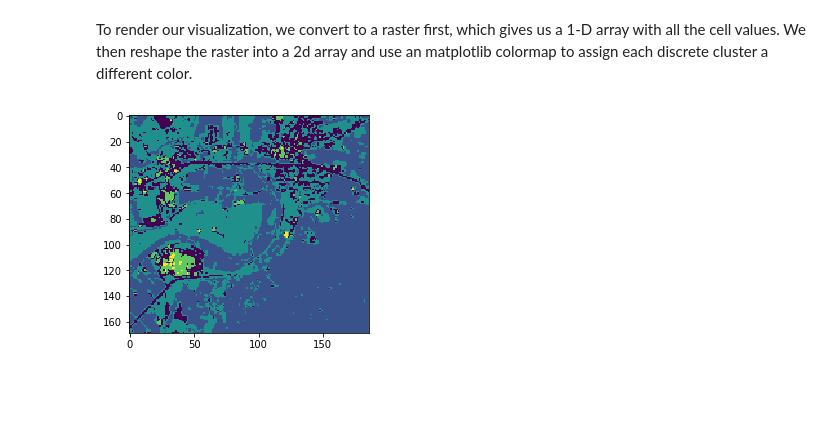
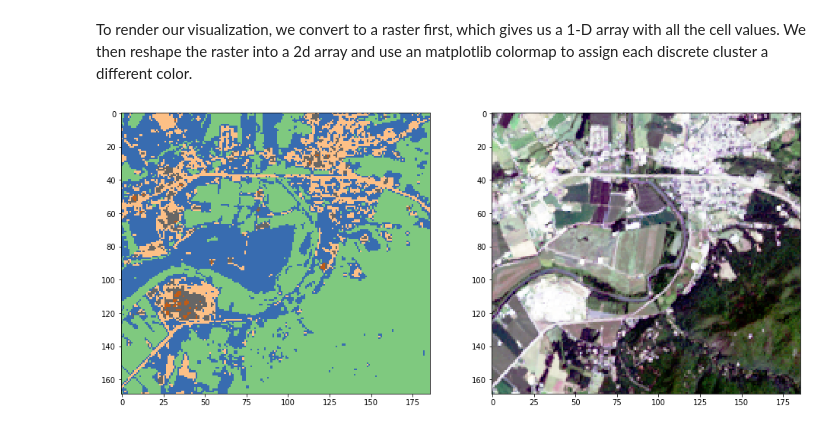
Before and after one commit to s22s/rasterframes-book, a Jupyter notebook: notebooks/Python/clustering.ipynb, the cells around one changed output. Drawn from its saved outputs; the diff is of its cells as text; code cells hidden in the pictures; blank space fills up the shorter version.

```diff
--- a/notebooks/Python/clustering.ipynb
+++ b/notebooks/Python/clustering.ipynb
@@ -152,8 +161,3 @@ matplotlib colormap to assign each discrete cluster a different color.
 raster = np.asarray(list(rf.toIntRaster('prediction', 186, 169)))
 # %%
 pixels = np.reshape(raster, (169, 186))
-# %%
-imgplot = plt.imshow(pixels)
-imgplot.set_cmap('viridis')
-# %% [output]
-[figure, removed]
@@ -161,0 +164,15 @@ spark.stop()
+# %%
+import numpy as np
+import matplotlib as mpl
+import matplotlib.pyplot as plt
+import matplotlib.image as mpimg
+
+fig = plt.figure(figsize=(16,16))
+fig.add_subplot(1, 2, 1)
+imgplot = plt.imshow(pixels)
+imgplot.set_cmap('Accent')
+fig.add_subplot(1, 2, 2)
+pixels2 = mpl.pyplot.imread("pics/L8-RGB-VA.png")
+imgplot = plt.imshow(pixels2)
+# %% [output]
+[figure, added]
```
Also changed, not shown: parts of 5 cells of this notebook, 13 other files.
